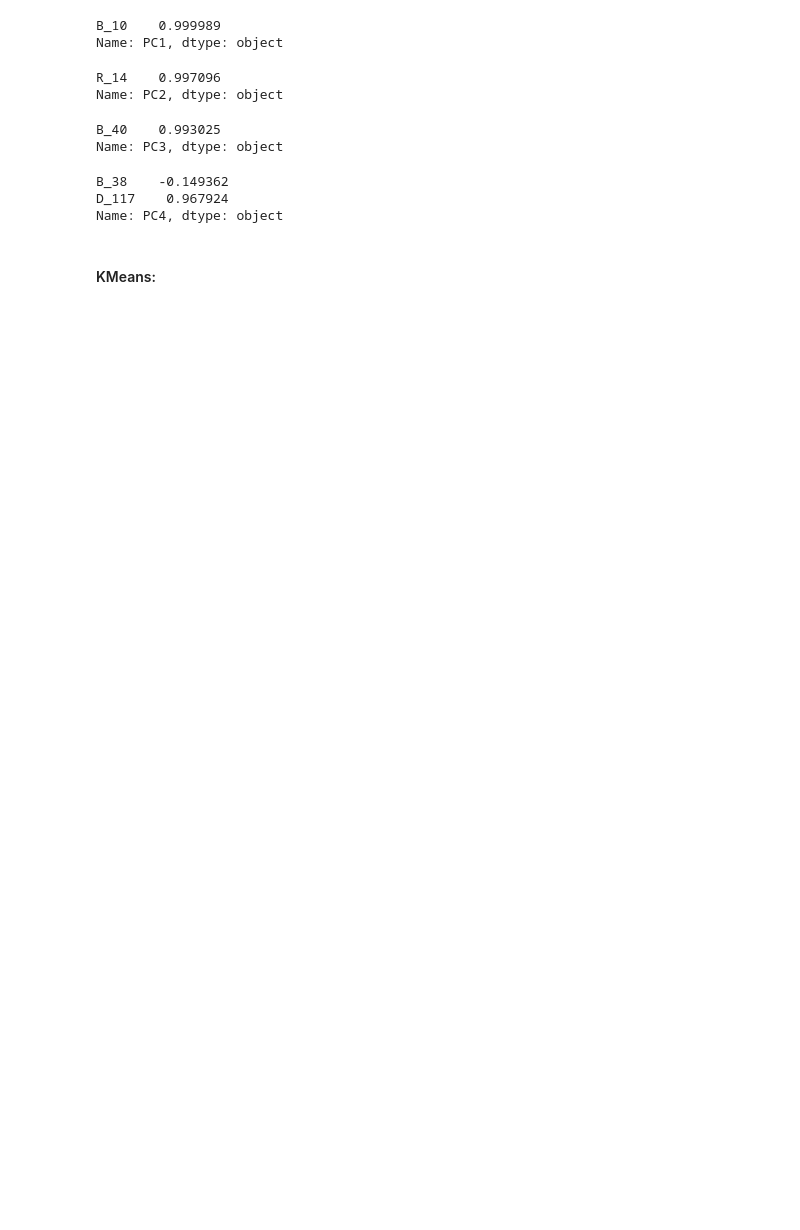
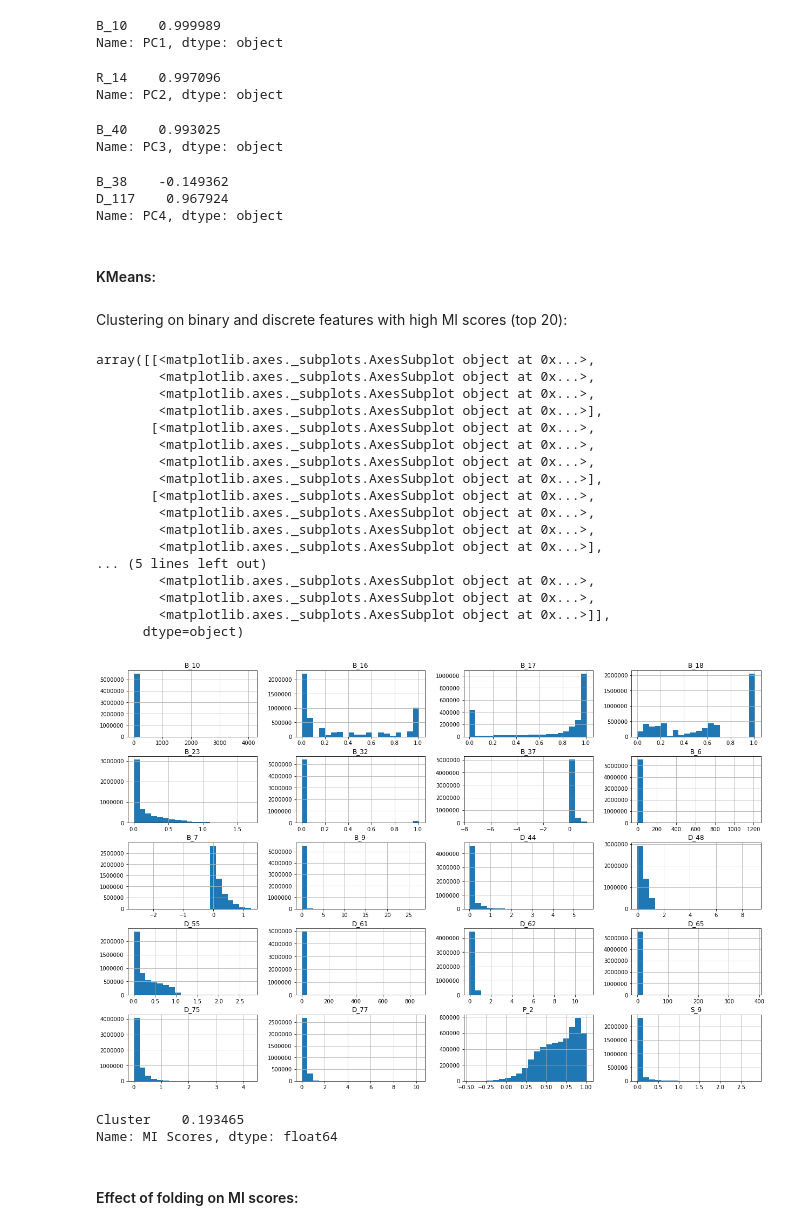
Before and after one commit to echefcy/kaggle, a Jupyter notebook: amex_defaults/ Solution.ipynb, the cells around one changed output. Cells and saved outputs as stored; diff of their text form; code cells hidden in the pictures; blank space fills up the shorter version.

```diff
--- a/amex_defaults/ Solution.ipynb
+++ b/amex_defaults/ Solution.ipynb
@@ -71,11 +71,12 @@ len(nullcols)
 #### Useful utility functions:
 # %%
 def get_sample(size):
+    # gets (size) amount of customers
     prng = np.random.RandomState(0)
     g = features.groupby('customer_ID')
 
     portion = features[g.ngroup().isin(prng.choice(g.ngroups, size, replace=False))]
     return portion
 
-sample1 = get_sample(len(labels)//100)
-# sample2 = get_sample(1000)
+# sample1 = get_sample(len(labels)//100)
+sample2 = get_sample(2500)
@@ -494,3 +500,26 @@ D_117    0.967924
 Name: PC4, dtype: object
 # %% [markdown]
 #### KMeans:
+# %% [markdown]
+Clustering on binary and discrete features with high MI scores (top 20):
+# %%
+features[mi_scores.head(20).index].hist(bins=20, figsize=(21, 14))
+# %% [output]
+array([[<matplotlib.axes._subplots.AxesSubplot object at 0x...>,
+        <matplotlib.axes._subplots.AxesSubplot object at 0x...>,
+        <matplotlib.axes._subplots.AxesSubplot object at 0x...>,
+        <matplotlib.axes._subplots.AxesSubplot object at 0x...>],
+       [<matplotlib.axes._subplots.AxesSubplot object at 0x...>,
+        <matplotlib.axes._subplots.AxesSubplot object at 0x...>,
+        <matplotlib.axes._subplots.AxesSubplot object at 0x...>,
+        <matplotlib.axes._subplots.AxesSubplot object at 0x...>],
+       [<matplotlib.axes._subplots.AxesSubplot object at 0x...>,
+        <matplotlib.axes._subplots.AxesSubplot object at 0x...>,
+        <matplotlib.axes._subplots.AxesSubplot object at 0x...>,
+        <matplotlib.axes._subplots.AxesSubplot object at 0x...>],
+... (5 lines left out)
+        <matplotlib.axes._subplots.AxesSubplot object at 0x...>,
+        <matplotlib.axes._subplots.AxesSubplot object at 0x...>,
+        <matplotlib.axes._subplots.AxesSubplot object at 0x...>]],
+      dtype=object)
+[figure, added]
@@ -496,0 +547,8 @@ Name: PC4, dtype: object
+# %%
+cluster_mi_score = make_mi_scores(cluster, imputed_y, [True])
+cluster_mi_score.head()
+# %% [output]
+Cluster    0.193465
+Name: MI Scores, dtype: float64
+# %% [markdown]
+#### Effect of folding on MI scores:
```
Also changed, not shown: parts of 6 cells of this notebook, 2 other files.
